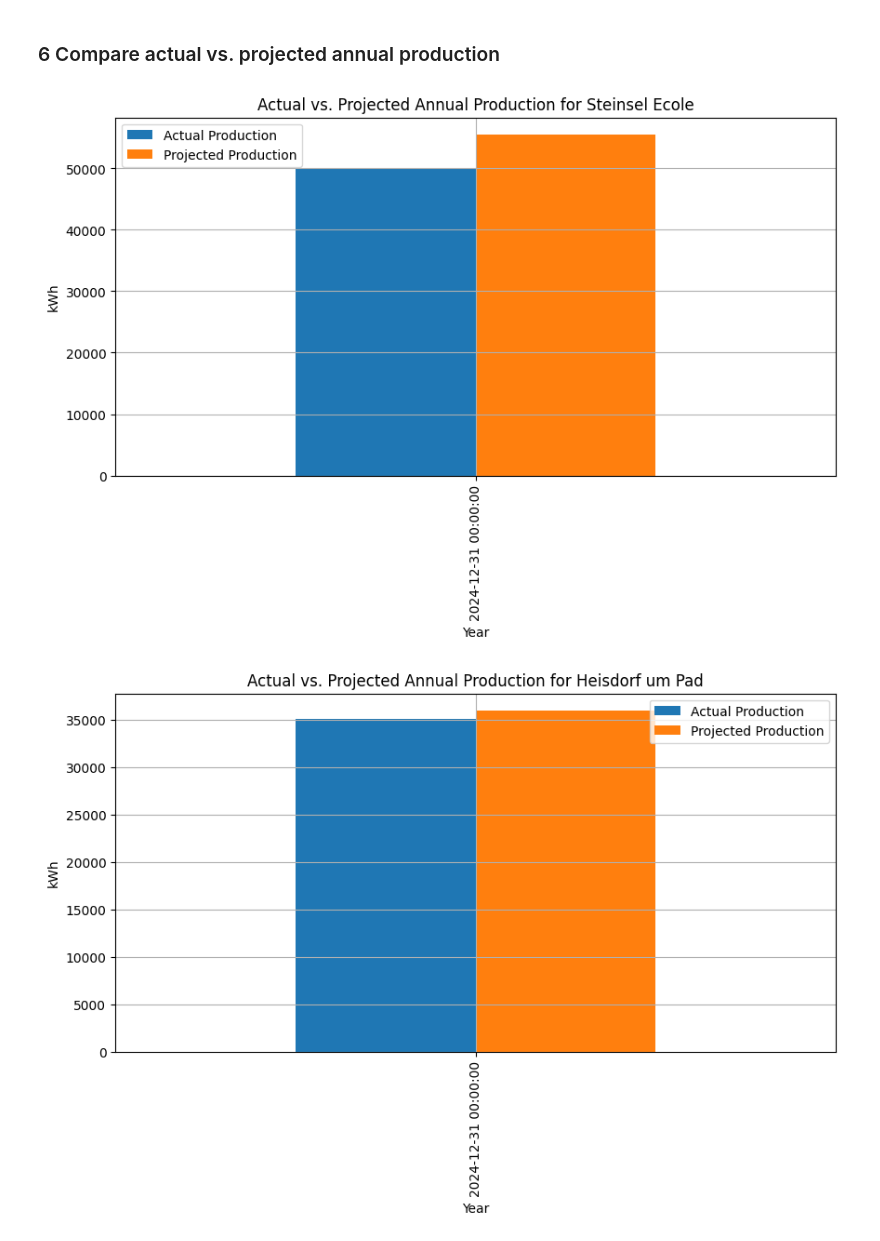
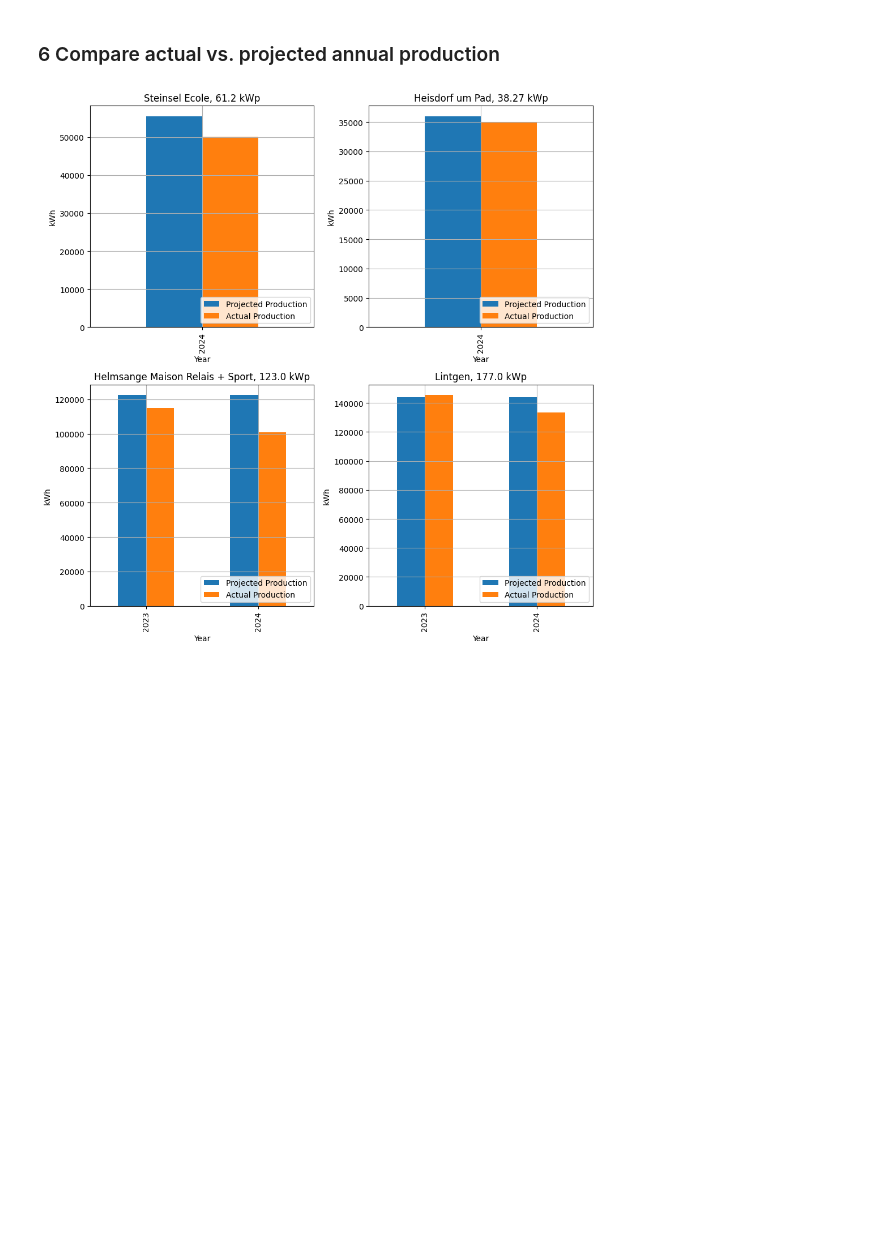
Before and after one commit to c-metz/leneda, a Jupyter notebook: Leneda API_v3.ipynb, the cells around one changed output. Drawn from its saved outputs; the diff is of its cells as text; code cells hidden in the pictures; blank space fills up the shorter version.

Commit message:
merge multiple PODs on same site into one pd.DataFrame, monitor actual vs. projected self-consumption ratio, improve title structure

```diff
--- a/Leneda API_v3.ipynb
+++ b/Leneda API_v3.ipynb
@@ -233,11 +185,16 @@ self_consumption_columns = [col for col in autoconsumption_df.columns if 'Self-C
 
 # Plot the data
 plt.figure(figsize=(15, 7))
-for installation in autoconsumption_df.index.get_level_values('Installation').unique():
+colors = plt.cm.get_cmap('tab10', len(autoconsumption_df.index.get_level_values('Installation').unique()))
+
+for idx, installation in enumerate(autoconsumption_df.index.get_level_values('Installation').unique()):
+    projected_self_consumption_ratio = dict_inst[installation]["Projected self-consumption ratio"]
+    color = colors(idx)
+    plt.axhline(y=projected_self_consumption_ratio, linestyle='--', label=f'{installation} Projected Ratio', color=color)
     df_plot = autoconsumption_df.loc[installation, self_consumption_columns]
-    plt.plot(df_plot.index, df_plot, label=installation)
+    plt.plot(df_plot.index, df_plot, label=installation, color=color)
 
-plt.title('Self-Consumption Relative for All Installations')
+plt.title('Self-Consumption Ratio for All Installations')
 plt.ylabel('Self-Consumption Ratio')
 plt.xlabel('Month-Year')
 plt.grid(True)
@@ -249,34 +206,52 @@ plt.show()
 # %% [markdown]
 ### 6 Compare actual vs. projected annual production
 # %%
-for inst, df_m in dict_monthly_summaries.items():
+# Determine the number of installations to plot
+num_installations = len(dict_monthly_summaries)
+num_cols = 2
+num_rows = (num_installations + 1) // num_cols
+
+fig, axes = plt.subplots(num_rows, num_cols, figsize=(10, 5 * num_rows))
+
+# Flatten the axes array for easy iteration
+axes = axes.flatten()
+
+for idx, (inst, df_m) in enumerate(dict_monthly_summaries.items()):
     # Get the start of production year
     start_year = dict_inst[inst]['Start of production'].year
-    start_year = max(2022, start_year) # Leneda data reaches back to end of 2022 only -> only account for full years
+    start_year = max(2022, start_year)  # Leneda data reaches back to end of 2022 only -> only account for full years
 
     # Filter for complete years after the start of production
     df_m = df_m[df_m.index.year > start_year]
     df_m = df_m[df_m.index.year < datetime.now().year]
 
     # Calculate actual annual production
     actual_annual_production = df_m.resample('Y').sum()['Production']
 
     # Get projected annual production
     projected_annual_production = dict_inst[inst]['Projected annual production [kWh]']
 
     # Compare actual vs. projected
     comparison_df = pd.DataFrame({
         'Actual Production': actual_annual_production,
         'Projected Production': [projected_annual_production] * len(actual_annual_production)
     })
+    comparison_df = comparison_df[['Projected Production', 'Actual Production']]
 
     # Plot the comparison
-    comparison_df.plot(kind='bar', figsize=(10, 5), title=f'Actual vs. Projected Annual Production for {inst}')
+    comparison_df.plot(kind='bar', ax=axes[idx], title=f'{inst}, {dict_inst[inst]["Capacity [kWp]"]} kWp')
     comparison_df["Year"] = comparison_df.index.year.astype(int)
-    plt.ylabel('kWh')
-    plt.xlabel('Year')
-    plt.grid(True)
-    plt.show()
+    axes[idx].set_ylabel('kWh')
+    axes[idx].set_xlabel('Year')
+    axes[idx].set_xticklabels(comparison_df["Year"].astype(str))
+    axes[idx].grid(True)
+    axes[idx].legend(loc='lower right')
+
+# Remove any unused subplots
+for ax in axes[num_installations:]:
+    fig.delaxes(ax)
+
+plt.tight_layout()
+plt.show()
 # %% [output]
-[figure, old version]
+[figure, new version]
-[figure, removed]
```
Also changed, not shown: parts of 7 cells of this notebook, 1 other file.
